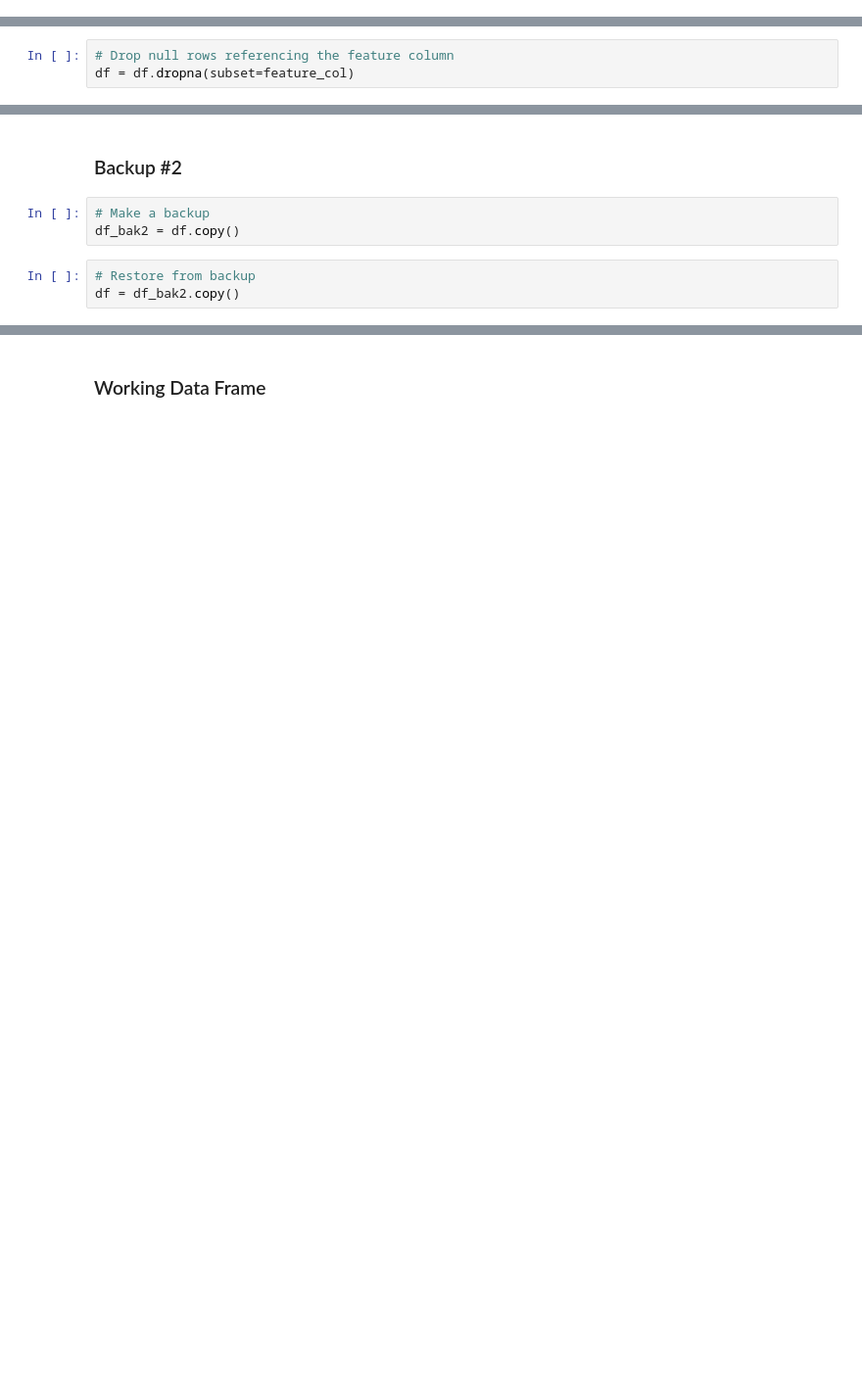
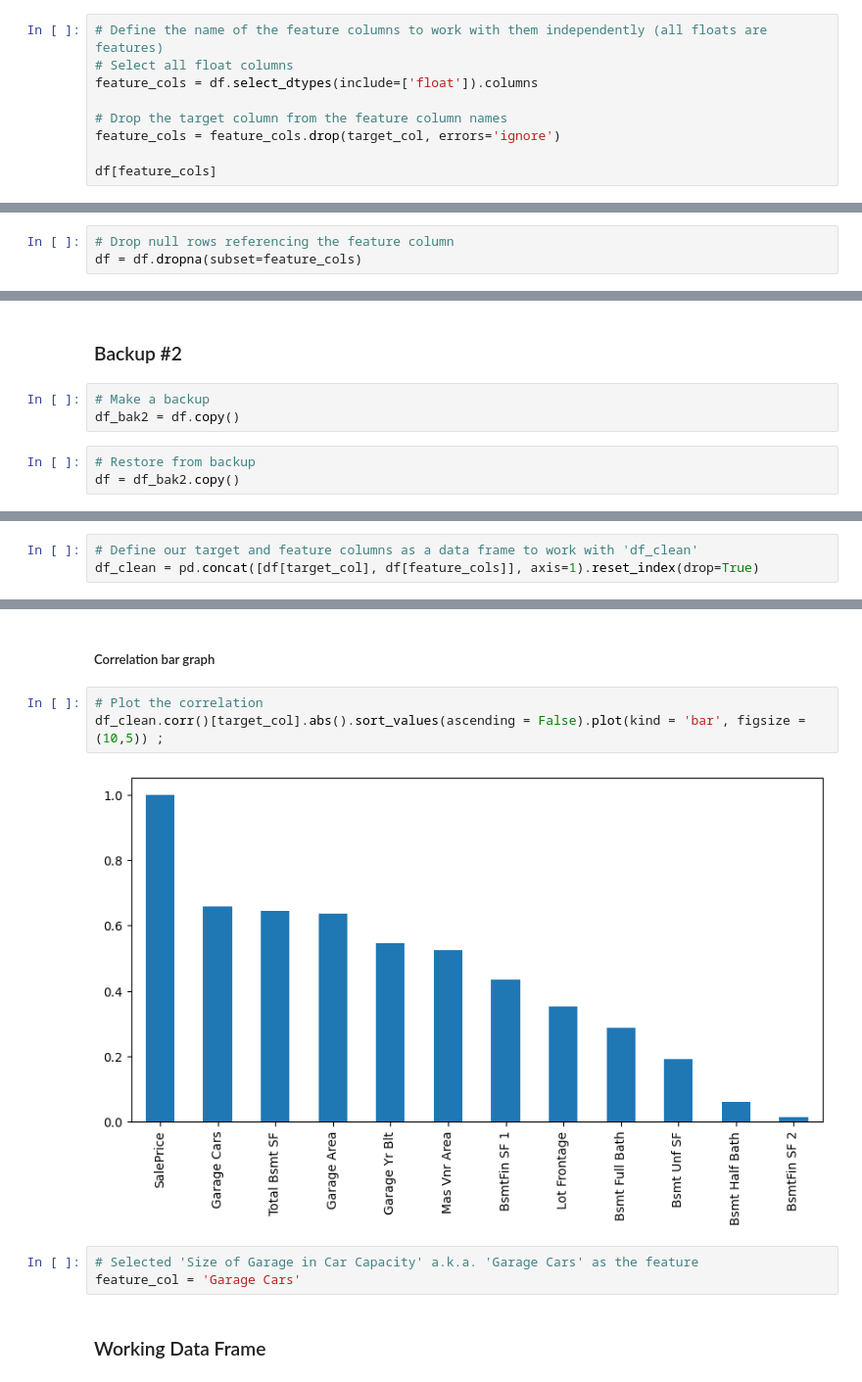
Before and after one commit to efitznm/Data-Science-Portfolio-C22, a Jupyter notebook: Modules/Module_2_Regression/Projects/Instructions/Project.2-Housing/Housing-Pass-07.ipynb, the cells around one changed output, grey strips where cells are left out. Shown at 98% size. Drawn from its saved outputs; the diff is of its cells as text; blank space fills up the shorter version.

```diff
--- a/Modules/Module_2_Regression/Projects/Instructions/Project.2-Housing/Housing-Pass-07.ipynb
+++ b/Modules/Module_2_Regression/Projects/Instructions/Project.2-Housing/Housing-Pass-07.ipynb
@@ -224,0 +208,9 @@ dtype: float64
+# %%
+# Define the name of the feature columns to work with them independently (all floats are features)
+# Select all float columns
+feature_cols = df.select_dtypes(include=['float']).columns
+
+# Drop the target column from the feature column names
+feature_cols = feature_cols.drop(target_col, errors='ignore')
+
+df[feature_cols]
@@ -279,7 +323,7 @@ df = df_bak1.copy()
 Feature column containing 17% nulls, so drop those rows in our dataset.
 # %%
 # Drop null rows referencing the feature column
-df = df.dropna(subset=feature_col)
+df = df.dropna(subset=feature_cols)
 # %%
 # Verify rows dropped
 df.shape
@@ -295,0 +359,3 @@ df = df_bak2.copy()
+# %%
+# Define our target and feature columns as a data frame to work with 'df_clean'
+df_clean = pd.concat([df[target_col], df[feature_cols]], axis=1).reset_index(drop=True)
@@ -296,2 +424,12 @@ df = df_bak2.copy()
+# %% [markdown]
+##### Correlation bar graph
+# %%
+# Plot the correlation
+df_clean.corr()[target_col].abs().sort_values(ascending = False).plot(kind = 'bar', figsize = (10,5)) ;
+# %% [output]
+[figure, added]
+# %%
+# Selected 'Size of Garage in Car Capacity' a.k.a. 'Garage Cars' as the feature
+feature_col = 'Garage Cars'
 # %% [markdown]
 ### Working Data Frame
```
Also changed, not shown: parts of 40 cells of this notebook.
